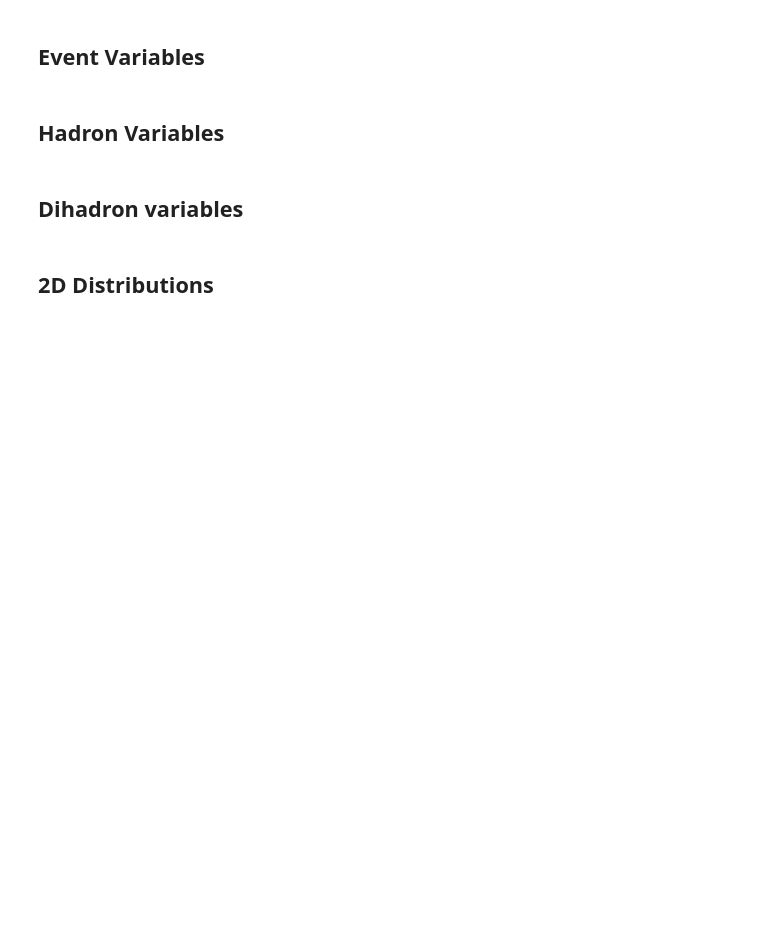
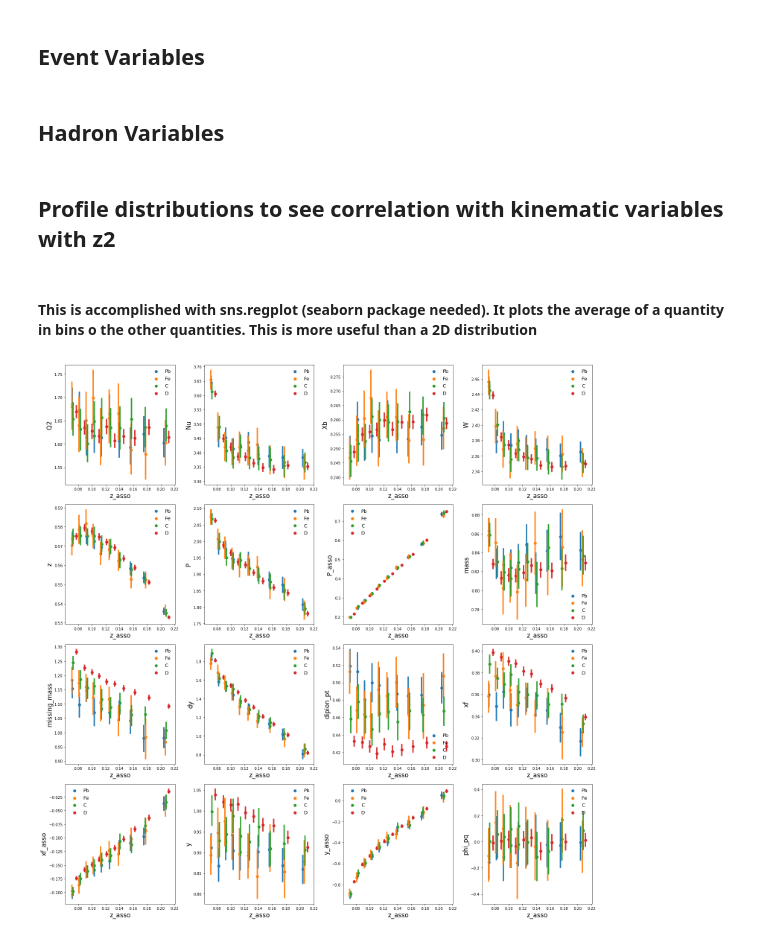
Before and after one commit to miguelignacio/eg2dihadron, a Jupyter notebook: GeneralDistributions.ipynb, the cells around one changed output. Drawn from its saved outputs; the diff is of its cells as text; code cells hidden in the pictures; blank space fills up the shorter version.

Commit message:
added profile plots, mass , missing mass plots, and z1 and z2 side to side for all nuclei

```diff
--- a/GeneralDistributions.ipynb
+++ b/GeneralDistributions.ipynb
@@ -10,11 +10,13 @@ import copy
 import pandas as pd
 import time
 
+import seaborn as sns
+
 import root_pandas as rpd
 from root_pandas import read_root
 
-mpl.rcParams['figure.figsize'] = 6.2,3.5
-mpl.rcParams['axes.labelsize'] = 17
-mpl.rcParams['lines.linewidth'] = 2
-mpl.rcParams['lines.markersize'] = 6
-mpl.rcParams['legend.fontsize']= 13
+#mpl.rcParams['figure.figsize'] = 6.2,3.5
+#mpl.rcParams['axes.labelsize'] = 17
+#mpl.rcParams['lines.linewidth'] = 2
+#mpl.rcParams['lines.markersize'] = 6
+#mpl.rcParams['legend.fontsize']= 13
@@ -59,17 +50,21 @@ def applyCuts(fullDataframe,name='default',isMC=False):
     print 'Entries before cut ', dataframe.shape[0]
     dataframe.eval('inelasticity = Nu/5.014', inplace=True)
     dataframe.eval('E = z*Nu', inplace=True)
+    dataframe.eval('z_tot = z+z_asso', inplace=True)
+
     dataframe.eval('E_asso = z_asso*Nu', inplace=True)
     dataframe.eval('P = sqrt(E*E-0.140*0.140)', inplace=True)
     dataframe.eval('P_asso = sqrt(E_asso*E_asso-0.140*0.140)', inplace=True)
 
     #event-level cuts
     dataframe = applyCut(dataframe, 'Q2>1.0', 'Q2>1.0 :')
-    #dataframe = applyCut(dataframe, 'W>2.0', 'W>2.0 :')
+    dataframe = applyCut(dataframe, 'W>2.0', 'W>2.0 :')
     dataframe = applyCut(dataframe, 'inelasticity < 0.85','inelasticity < 0.85')
 
     #hadron level cuts
     dataframe = applyCut(dataframe, 'z>0.5 and z<1.0', '0.5<z<1.0 :')
+    dataframe = applyCut(dataframe, 'z_tot<0.8', 'z_tot<0.8 :')
+
     dataframe = applyCut(dataframe, 'P <2.5 ', 'P<2.5 ')
     dataframe = applyCut(dataframe, 'P_asso <2.5 ', 'P_asso<2.5 ')
     print '/////////////////////////////////////'
@@ -99,10 +94,12 @@ def printMeans(dataframe):
 # %%
 #apply cuts
 # %%
-for key in ['Pb','C','Fe']:
+for key in ['Pb','C','Fe','D']:
     print key
     df[key] = applyCuts(df[key])
-    printMeans(df[key])
+    #printMeans(df[key])
+    print key
+    print '--------------'
 # %% [output]
 Pb
 /////////////////////////////////////
@@ -123,0 +121,7 @@ pi- pi+ pairs 824
+# %%
+for key in ['Pb_mix','C_mix','Fe_mix','D_mix']:
+    print key
+    df[key] = applyCuts(df[key])
+    printMeans(df[key])
+    print key
+    print '--------------'
@@ -236,7 +269,20 @@ def plotHadronVariables(df):
 
     plt.show()
     return
-# %% [markdown]
-## Dihadron variables
-# %% [markdown]
-## 2D Distributions
+# %% [markdown]
+## Profile distributions to see correlation with kinematic variables with z2
+# %% [markdown]
+#### This is accomplished with sns.regplot (seaborn package needed). It plots the average of a quantity in bins o the other quantities. This is more useful than a 2D distribution
+# %%
+fig = plt.figure( figsize=(21, 21))
+
+for ivar,variable in enumerate(['Q2','Nu','Xb','W','z','P','P_asso','mass','missing_mass','dy','dipion_pt','xf','xf_asso','y','y_asso','phi_pq']):
+    plt.subplot(4,4,ivar+1)
+    for i, target in enumerate(['Pb','Fe','C','D']):
+        sns.regplot(x=df[target]['z_asso'],y=df[target][variable],x_bins=10,fit_reg=None,label=target)
+    plt.legend(loc='best',frameon=False)
+
+plt.tight_layout()
+plt.savefig('ProfilePlots.png')
+# %% [output]
+[figure, added]
```
Also changed, not shown: parts of 19 cells of this notebook.
